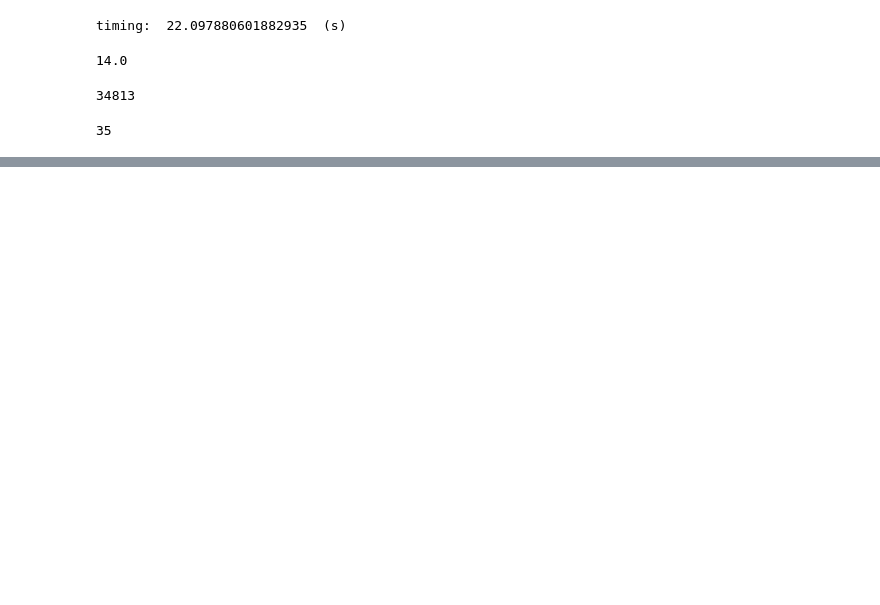
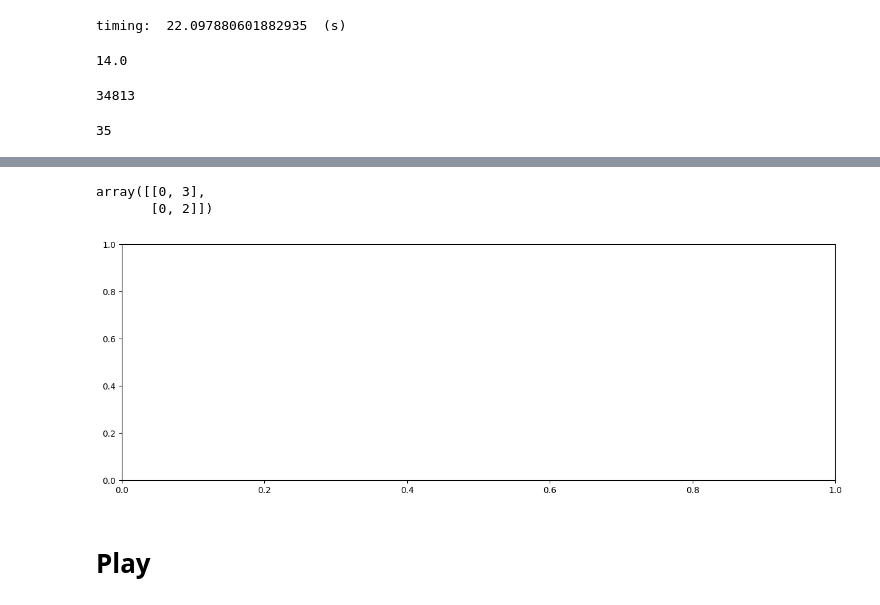
Before and after one commit to khawkins8683/Scatter, a Jupyter notebook: Test_Monte_Carlo.ipynb, the cells around one changed output, grey strips where cells are left out. Cells and saved outputs as stored; diff of their text form; code cells hidden in the pictures; blank space fills up the shorter version.

```diff
--- a/Test_Monte_Carlo.ipynb
+++ b/Test_Monte_Carlo.ipynb
@@ -479,0 +465,11 @@ def binRays2DScatNKH(raySet,eta,n,ii):
+# %%
+np.sum([np.array([[0,1],[0,1]]),np.array([[0,2],[0,1]])],axis=0)
+# %% [output]
+array([[0, 3],
+       [0, 2]])
+# %%
+fig, ax = plt.subplots(1,1, figsize=(15, 5))
+# %% [output]
+[figure, added]
+# %% [markdown]
+# Play
```
Also changed, not shown: parts of 12 cells of this notebook, 5 other files.
